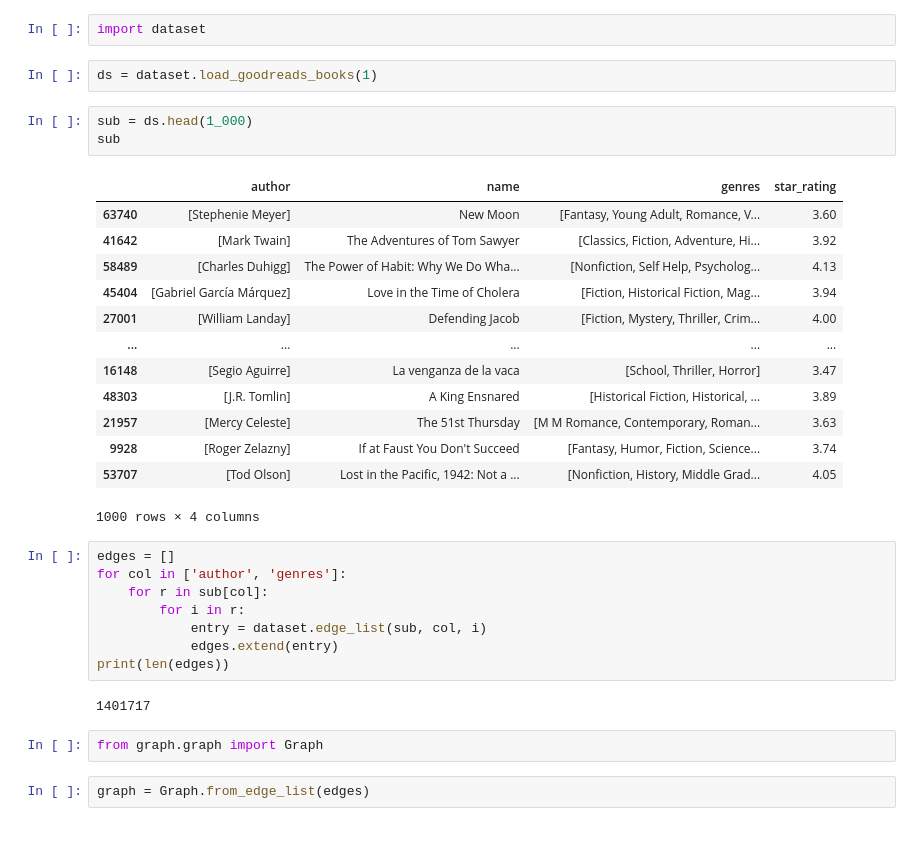
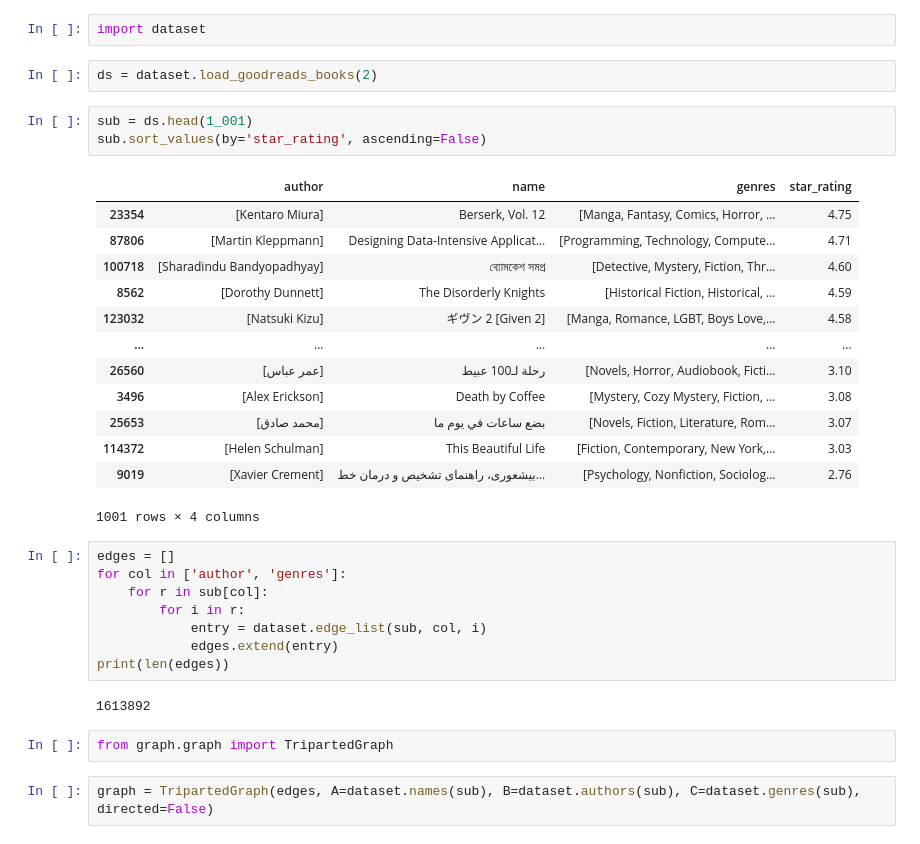
Before and after one commit to rafaelsalb/book-recommender, a Jupyter notebook: dataset.ipynb, the cells around one changed output. Saved outputs shown, nothing was run; the diff lists cells and outputs as text.

```diff
--- a/dataset.ipynb
+++ b/dataset.ipynb
@@ -1,24 +1,24 @@
 # %%
 import dataset
 # %%
-ds = dataset.load_goodreads_books(1)
+ds = dataset.load_goodreads_books(2)
 # %%
-sub = ds.head(1_000)
-sub
+sub = ds.head(1_001)
+sub.sort_values(by='star_rating', ascending=False)
 # %% [output]
 |  | author | name | genres | star_rating |
-| 63740 | [Stephenie Meyer] | New Moon | [Fantasy, Young Adult, Romance, V... | 3.60 |
-| 41642 | [Mark Twain] | The Adventures of Tom Sawyer | [Classics, Fiction, Adventure, Hi... | 3.92 |
-| 58489 | [Charles Duhigg] | The Power of Habit: Why We Do Wha... | [Nonfiction, Self Help, Psycholog... | 4.13 |
-| 45404 | [Gabriel García Márquez] | Love in the Time of Cholera | [Fiction, Historical Fiction, Mag... | 3.94 |
-| 27001 | [William Landay] | Defending Jacob | [Fiction, Mystery, Thriller, Crim... | 4.00 |
+| 23354 | [Kentaro Miura] | Berserk, Vol. 12 | [Manga, Fantasy, Comics, Horror, ... | 4.75 |
+| 87806 | [Martin Kleppmann] | Designing Data-Intensive Applicat... | [Programming, Technology, Compute... | 4.71 |
+| 100718 | [Sharadindu Bandyopadhyay] | ব্যোমকেশ সমগ্র | [Detective, Mystery, Fiction, Thr... | 4.60 |
+| 8562 | [Dorothy Dunnett] | The Disorderly Knights | [Historical Fiction, Historical, ... | 4.59 |
+| 123032 | [Natsuki Kizu] | ギヴン 2 [Given 2] | [Manga, Romance, LGBT, Boys Love,... | 4.58 |
 | ... | ... | ... | ... | ... |
-| 16148 | [Segio Aguirre] | La venganza de la vaca | [School, Thriller, Horror] | 3.47 |
-| 48303 | [J.R. Tomlin] | A King Ensnared | [Historical Fiction, Historical, ... | 3.89 |
-| 21957 | [Mercy Celeste] | The 51st Thursday | [M M Romance, Contemporary, Roman... | 3.63 |
-| 9928 | [Roger Zelazny] | If at Faust You Don't Succeed | [Fantasy, Humor, Fiction, Science... | 3.74 |
-| 53707 | [Tod Olson] | Lost in the Pacific, 1942: Not a ... | [Nonfiction, History, Middle Grad... | 4.05 |
+| 26560 | [عمر عباس] | رحلة لـ100 عبيط | [Novels, Horror, Audiobook, Ficti... | 3.10 |
+| 3496 | [Alex Erickson] | Death by Coffee | [Mystery, Cozy Mystery, Fiction, ... | 3.08 |
+| 25653 | [محمد صادق] | بضع ساعات في يوم ما | [Novels, Fiction, Literature, Rom... | 3.07 |
+| 114372 | [Helen Schulman] | This Beautiful Life | [Fiction, Contemporary, New York,... | 3.03 |
+| 9019 | [Xavier Crement] | بیشعوری، راهنمای تشخیص و درمان خط... | [Psychology, Nonfiction, Sociolog... | 2.76 |
-1000 rows × 4 columns
+1001 rows × 4 columns
 # %%
 edges = []
 for col in ['author', 'genres']:
@@ -28,8 +28,8 @@ for col in ['author', 'genres']:
             edges.extend(entry)
 print(len(edges))
 # %% [output]
-1401717
+1613892
 # %%
-from graph.graph import Graph
+from graph.graph import TripartedGraph
-# %%
-graph = Graph.from_edge_list(edges)
+# %%
+graph = TripartedGraph(edges, A=dataset.names(sub), B=dataset.authors(sub), C=dataset.genres(sub), directed=False)
```
Also changed, not shown: parts of 16 cells of this notebook, 5 other files.
